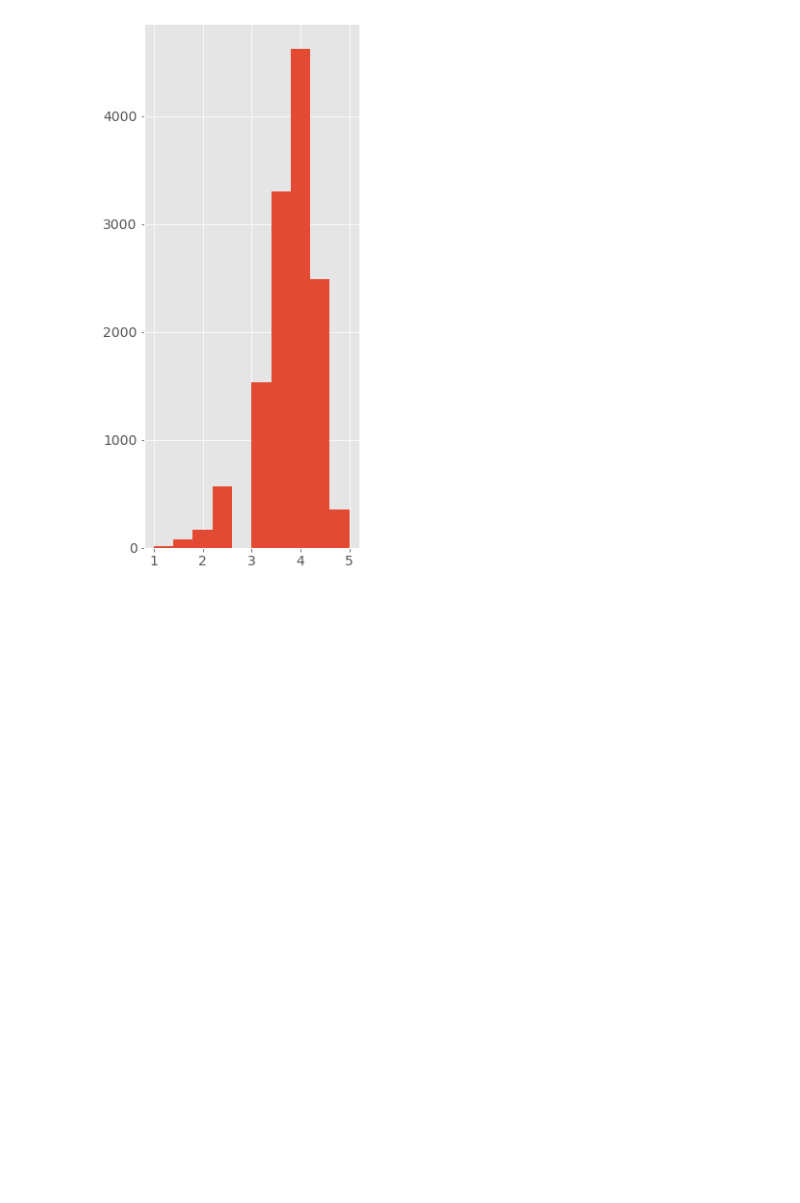
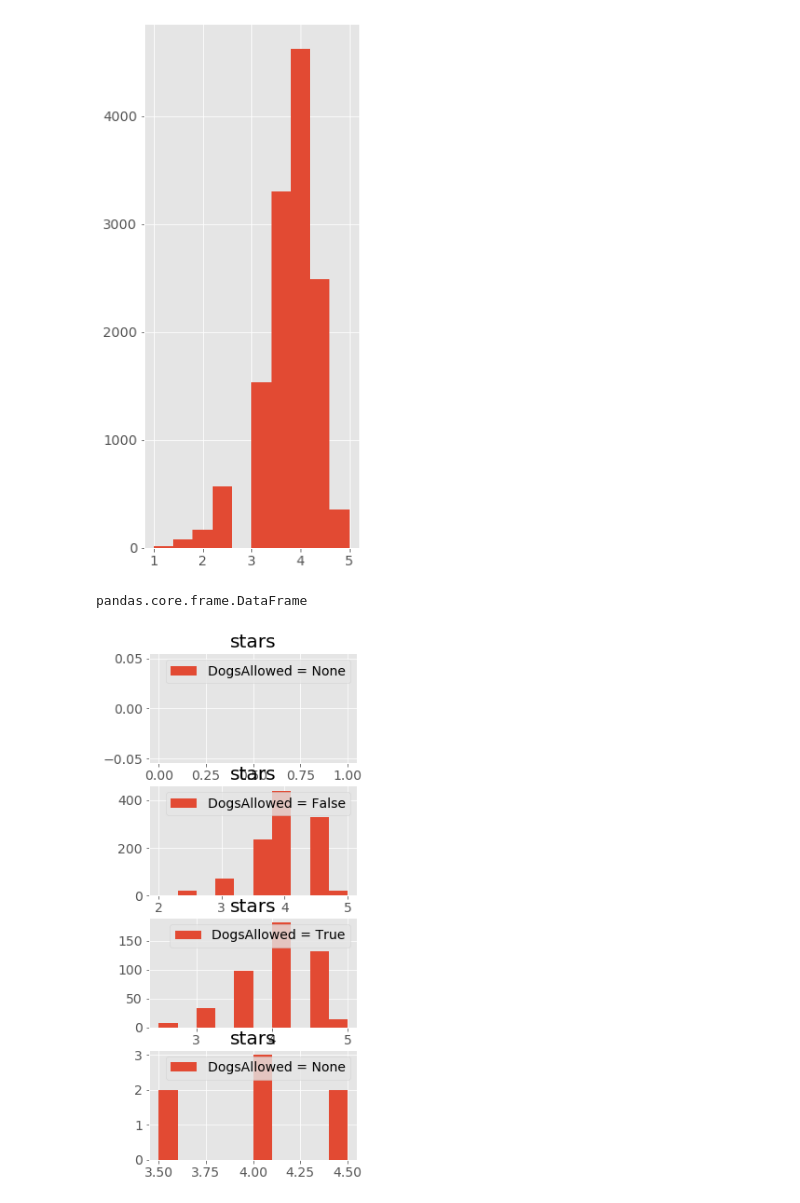
Before and after one commit to Laura-Kimble/Yelp-Reviews, a Jupyter notebook: notebooks/business_eda.ipynb, the cells around one changed output. Cells and saved outputs as stored; diff of their text form; code cells hidden in the pictures; blank space fills up the shorter version.

```diff
--- a/notebooks/business_eda.ipynb
+++ b/notebooks/business_eda.ipynb
@@ -125,3 +145,13 @@ Name: Restaurant, dtype: int64
 businesses_df.plot_hist('stars')
 # %% [output]
 [figure]
+# %%
+type(businesses)
+# %% [output]
+pandas.core.frame.DataFrame
+# %%
+new_df = bd.BusinessDF(businesses)
+# %%
+new_df.plot_hist('stars', 'DogsAllowed')
+# %% [output]
+[figure, added]
```
Also changed, not shown: parts of 12 cells of this notebook, 5 other files.
